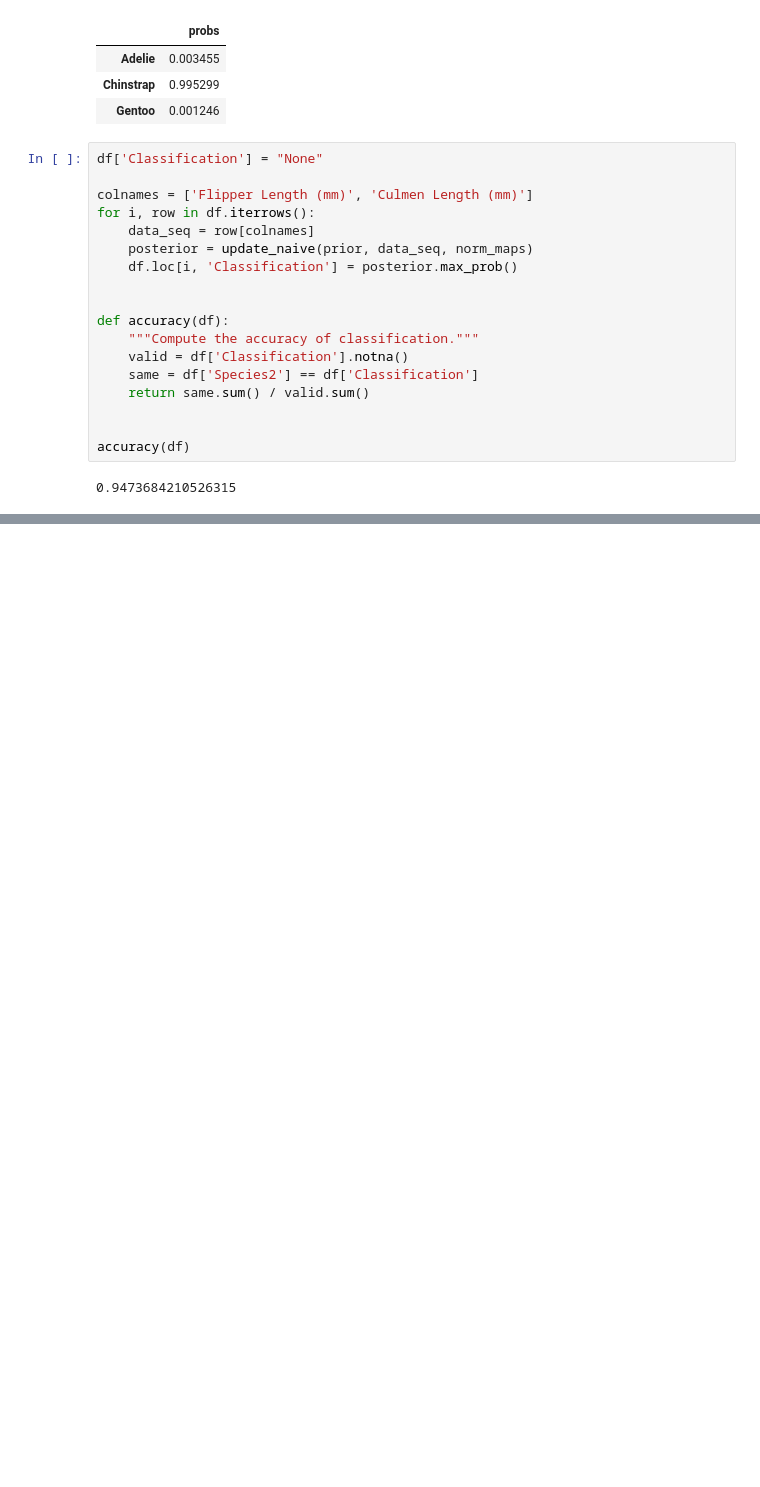
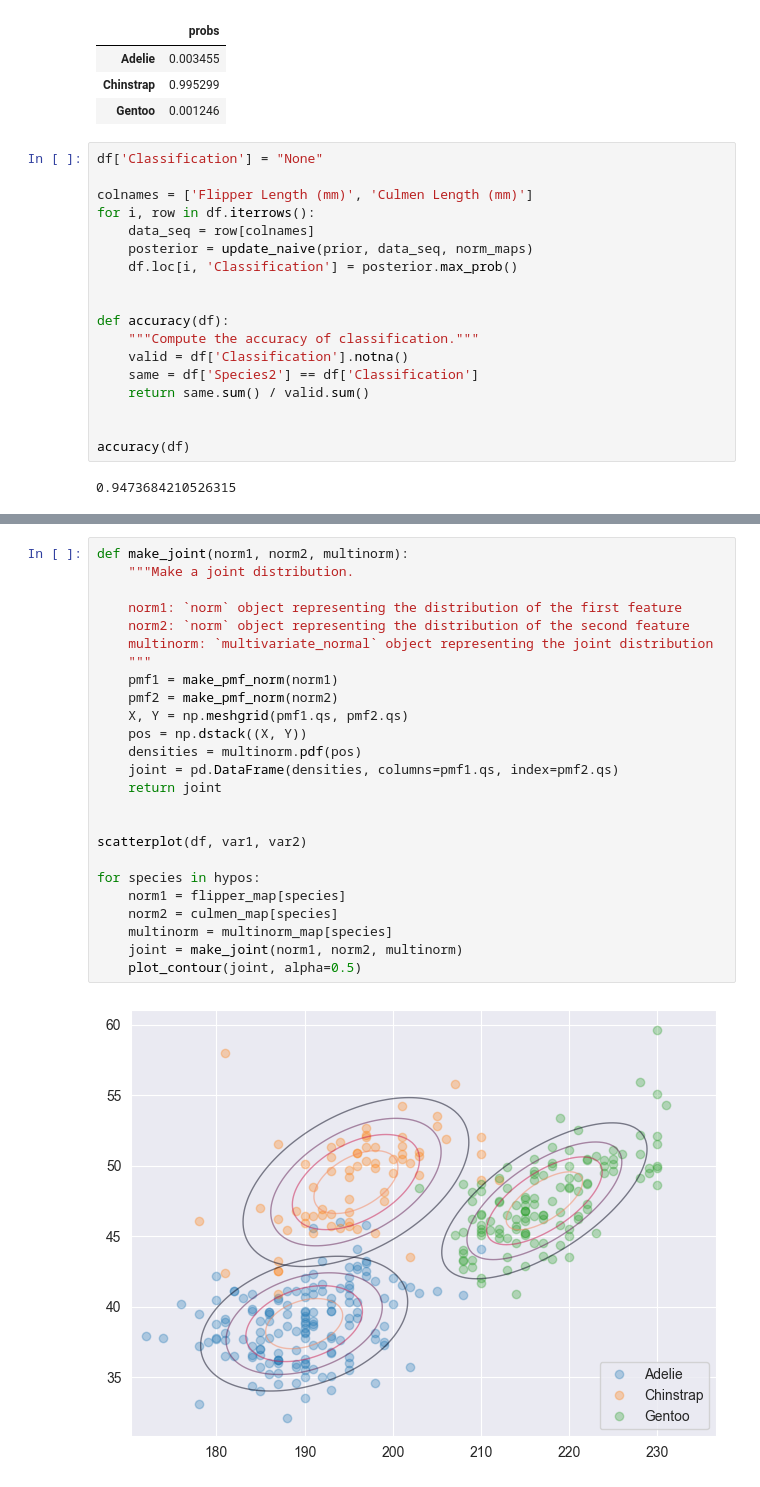
Before and after one commit to Xupeiyi/think-bayes, a Jupyter notebook: chapter12.ipynb, the cells around one changed output, grey strips where cells are left out. Drawn from its saved outputs; the diff is of its cells as text; blank space fills up the shorter version.

```diff
--- a/chapter12.ipynb
+++ b/chapter12.ipynb
@@ -170,0 +286,27 @@ accuracy(df)
+# %%
+def make_joint(norm1, norm2, multinorm):
+    """Make a joint distribution.
+
+    norm1: `norm` object representing the distribution of the first feature
+    norm2: `norm` object representing the distribution of the second feature
+    multinorm: `multivariate_normal` object representing the joint distribution
+    """
+    pmf1 = make_pmf_norm(norm1)
+    pmf2 = make_pmf_norm(norm2)
+    X, Y = np.meshgrid(pmf1.qs, pmf2.qs)
+    pos = np.dstack((X, Y))
+    densities = multinorm.pdf(pos)
+    joint = pd.DataFrame(densities, columns=pmf1.qs, index=pmf2.qs)
+    return joint
+
+
+scatterplot(df, var1, var2)
+
+for species in hypos:
+    norm1 = flipper_map[species]
+    norm2 = culmen_map[species]
+    multinorm = multinorm_map[species]
+    joint = make_joint(norm1, norm2, multinorm)
+    plot_contour(joint, alpha=0.5)
+# %% [output]
+[figure, added]
```
Also changed, not shown: parts of 11 cells of this notebook.
